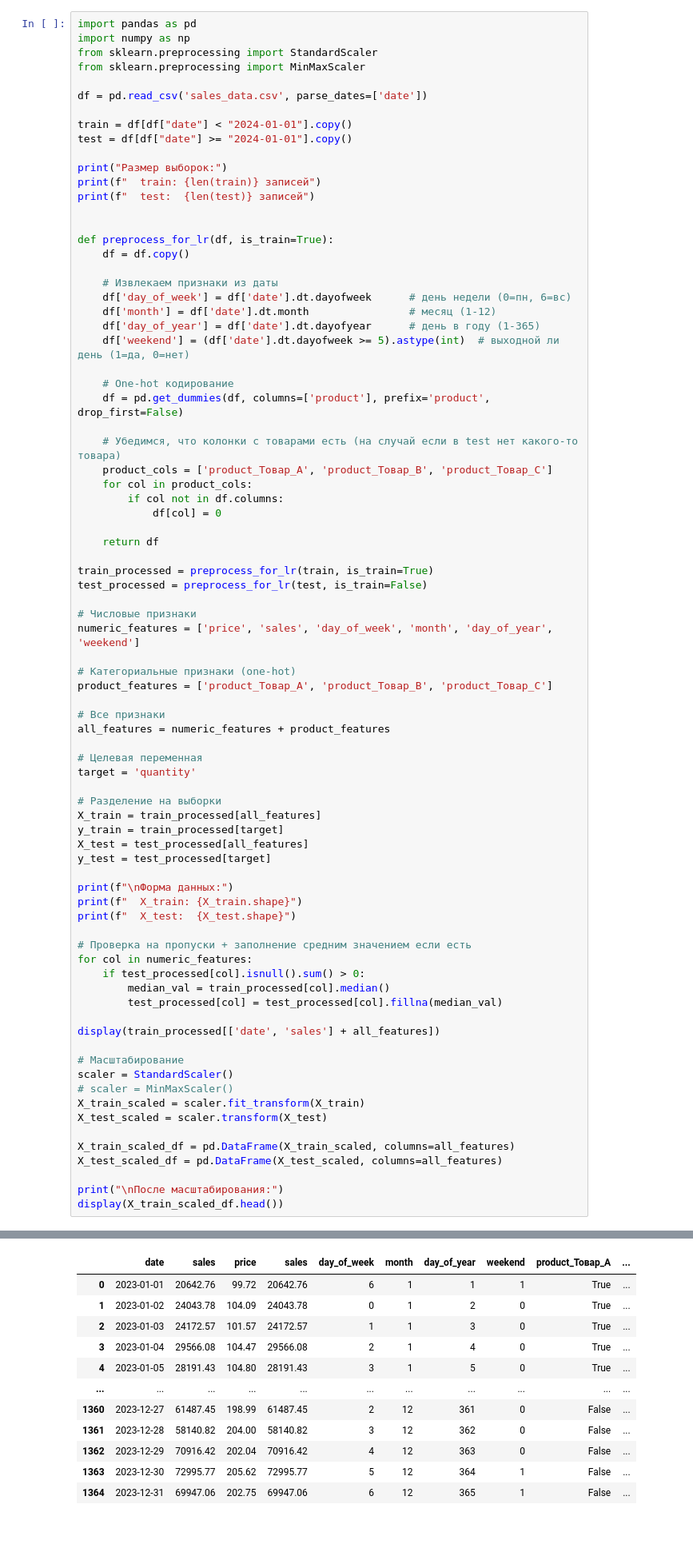
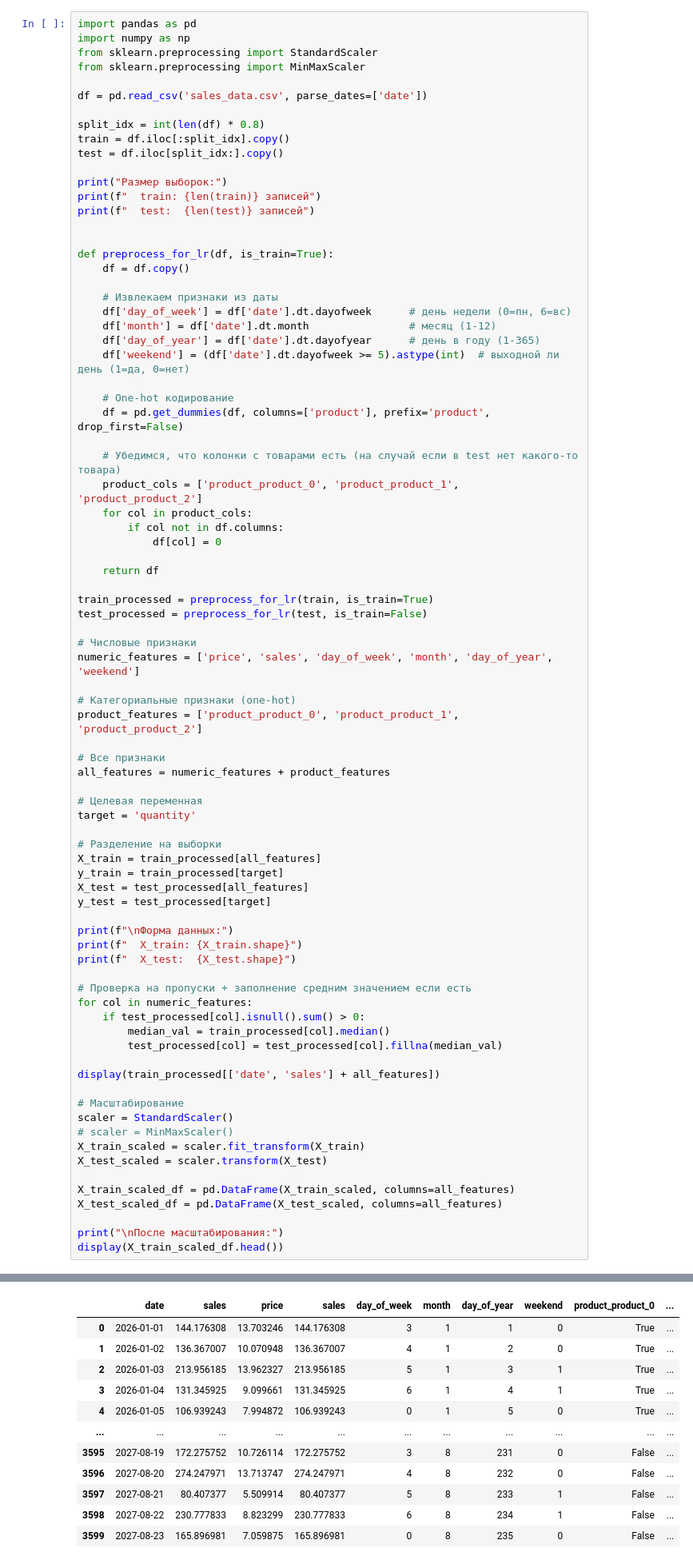
Before and after one commit to vviqkly/ML_project, a Jupyter notebook: test_model.ipynb, the cells around one changed output, grey strips where cells are left out. Shown at 80% size. Saved outputs shown, nothing was run; the diff lists cells and outputs as text; blank space fills up the shorter version.

```diff
--- a/test_model.ipynb
+++ b/test_model.ipynb
@@ -151,8 +152,9 @@ from sklearn.preprocessing import MinMaxScaler
 
 df = pd.read_csv('sales_data.csv', parse_dates=['date'])
 
-train = df[df["date"] < "2024-01-01"].copy()
-test = df[df["date"] >= "2024-01-01"].copy()
+split_idx = int(len(df) * 0.8)
+train = df.iloc[:split_idx].copy()
+test = df.iloc[split_idx:].copy()
 
 print("Размер выборок:")
 print(f"  train: {len(train)} записей")
@@ -172,7 +174,7 @@ def preprocess_for_lr(df, is_train=True):
     df = pd.get_dummies(df, columns=['product'], prefix='product', drop_first=False)
 
     # Убедимся, что колонки с товарами есть (на случай если в test нет какого-то товара)
-    product_cols = ['product_Товар_A', 'product_Товар_B', 'product_Товар_C']
+    product_cols = ['product_product_0', 'product_product_1', 'product_product_2']
     for col in product_cols:
         if col not in df.columns:
             df[col] = 0
@@ -186,7 +188,7 @@ test_processed = preprocess_for_lr(test, is_train=False)
 numeric_features = ['price', 'sales', 'day_of_week', 'month', 'day_of_year', 'weekend']
 
 # Категориальные признаки (one-hot)
-product_features = ['product_Товар_A', 'product_Товар_B', 'product_Товар_C']
+product_features = ['product_product_0', 'product_product_1', 'product_product_2']
 
 # Все признаки
 all_features = numeric_features + product_features
@@ -234,12 +236,12 @@ display(X_train_scaled_df.head())
-|  | date | sales | price | sales | day_of_week | month | day_of_year | weekend | product_Товар_A | ... |
-| 0 | 2023-01-01 | 20642.76 | 99.72 | 20642.76 | 6 | 1 | 1 | 1 | True | ... |
-| 1 | 2023-01-02 | 24043.78 | 104.09 | 24043.78 | 0 | 1 | 2 | 0 | True | ... |
-| 2 | 2023-01-03 | 24172.57 | 101.57 | 24172.57 | 1 | 1 | 3 | 0 | True | ... |
-| 3 | 2023-01-04 | 29566.08 | 104.47 | 29566.08 | 2 | 1 | 4 | 0 | True | ... |
-| 4 | 2023-01-05 | 28191.43 | 104.80 | 28191.43 | 3 | 1 | 5 | 0 | True | ... |
+|  | date | sales | price | sales | day_of_week | month | day_of_year | weekend | product_product_0 | ... |
+| 0 | 2026-01-01 | 144.176308 | 13.703246 | 144.176308 | 3 | 1 | 1 | 0 | True | ... |
+| 1 | 2026-01-02 | 136.367007 | 10.070948 | 136.367007 | 4 | 1 | 2 | 0 | True | ... |
+| 2 | 2026-01-03 | 213.956185 | 13.962327 | 213.956185 | 5 | 1 | 3 | 1 | True | ... |
+| 3 | 2026-01-04 | 131.345925 | 9.099661 | 131.345925 | 6 | 1 | 4 | 1 | True | ... |
+| 4 | 2026-01-05 | 106.939243 | 7.994872 | 106.939243 | 0 | 1 | 5 | 0 | True | ... |
 | ... | ... | ... | ... | ... | ... | ... | ... | ... | ... | ... |
-| 1360 | 2023-12-27 | 61487.45 | 198.99 | 61487.45 | 2 | 12 | 361 | 0 | False | ... |
-| 1361 | 2023-12-28 | 58140.82 | 204.00 | 58140.82 | 3 | 12 | 362 | 0 | False | ... |
-| 1362 | 2023-12-29 | 70916.42 | 202.04 | 70916.42 | 4 | 12 | 363 | 0 | False | ... |
-| 1363 | 2023-12-30 | 72995.77 | 205.62 | 72995.77 | 5 | 12 | 364 | 1 | False | ... |
-| 1364 | 2023-12-31 | 69947.06 | 202.75 | 69947.06 | 6 | 12 | 365 | 1 | False | ... |
+| 3595 | 2027-08-19 | 172.275752 | 10.726114 | 172.275752 | 3 | 8 | 231 | 0 | False | ... |
+| 3596 | 2027-08-20 | 274.247971 | 13.713747 | 274.247971 | 4 | 8 | 232 | 0 | False | ... |
+| 3597 | 2027-08-21 | 80.407377 | 5.509914 | 80.407377 | 5 | 8 | 233 | 1 | False | ... |
+| 3598 | 2027-08-22 | 230.777833 | 8.823299 | 230.777833 | 6 | 8 | 234 | 1 | False | ... |
+| 3599 | 2027-08-23 | 165.896981 | 7.059875 | 165.896981 | 0 | 8 | 235 | 0 | False | ... |
```
Also changed, not shown: parts of 5 cells of this notebook, 3 other files.
